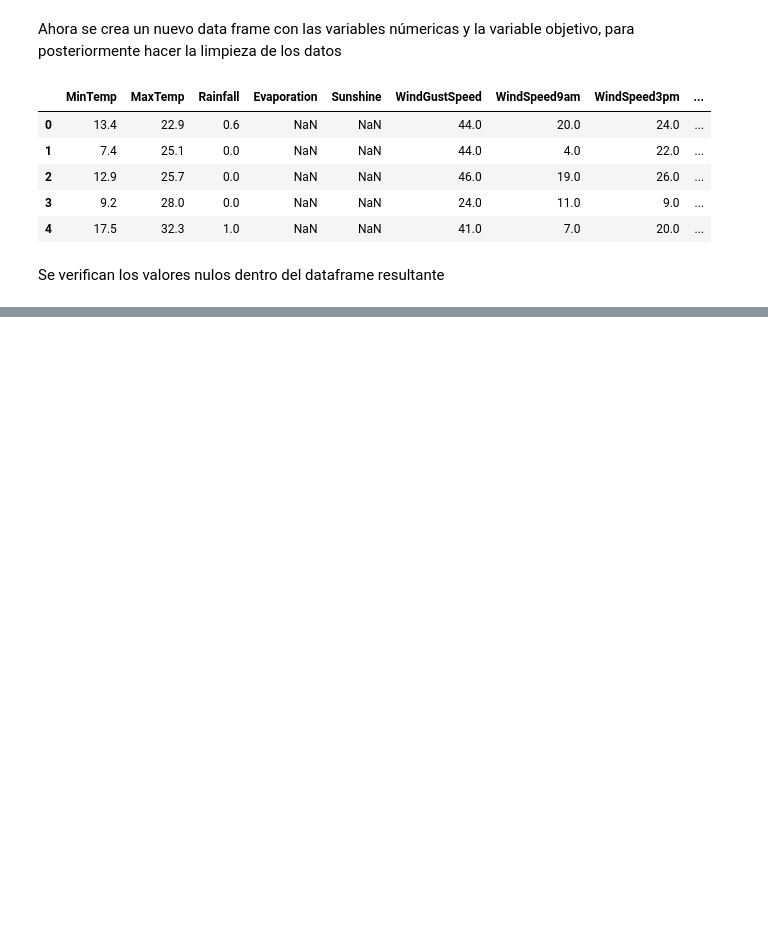
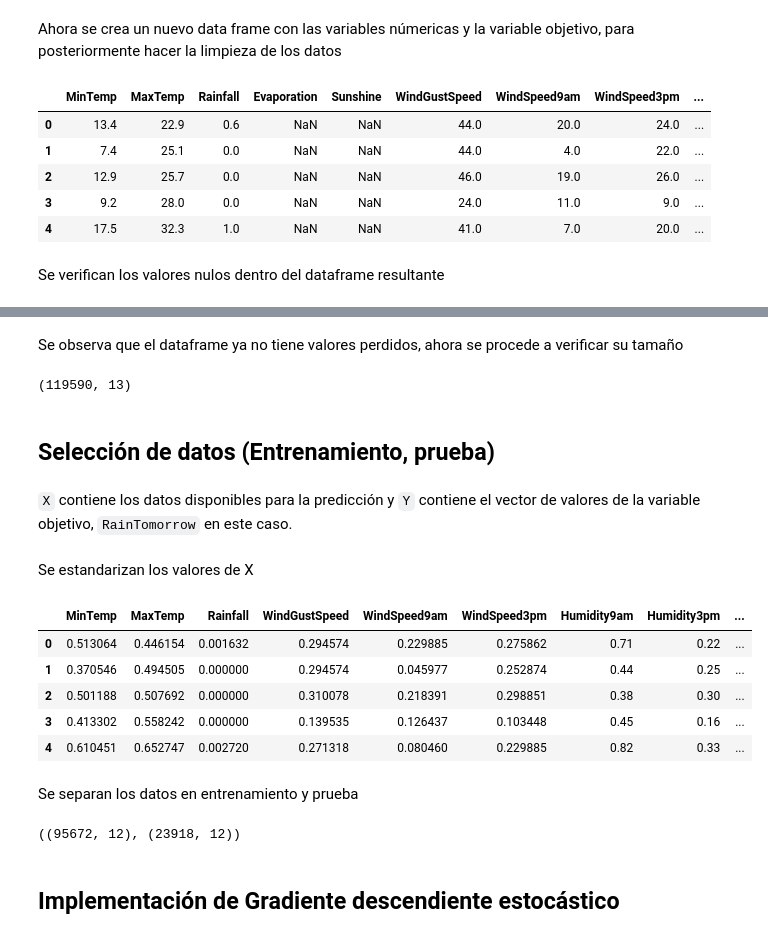
Before and after one commit to andresenrique08/ML_2020, a Jupyter notebook: Reto 2/Bono2_ML_v1.ipynb, the cells around one changed output, grey strips where cells are left out. Saved outputs shown, nothing was run; the diff lists cells and outputs as text; code cells hidden in the pictures; blank space fills up the shorter version.

```diff
--- a/Reto 2/Bono2_ML_v1.ipynb
+++ b/Reto 2/Bono2_ML_v1.ipynb
@@ -107,0 +137,3 @@ missing_values_table(data[data_num])
+# %%
+data_main=data_main.dropna(how="any")
+missing_values_table(data_main)
@@ -107,0 +155,37 @@ missing_values_table(data[data_num])
+# %% [markdown]
+Se observa que el dataframe ya no tiene valores perdidos, ahora se procede a verificar su tamaño
+# %%
+data_main.shape
+# %% [output]
+(119590, 13)
+# %% [markdown]
+## Selección de datos (Entrenamiento, prueba)
+# %% [markdown]
+`X` contiene los datos disponibles para la predicción y `Y` contiene el vector de valores de la variable objetivo, `RainTomorrow` en este caso.
+# %%
+X = data_main.drop(['RainTomorrow'], axis=1)
+Y = data_main['RainTomorrow']
+# %% [markdown]
+Se estandarizan los valores de X
+# %%
+# Se usa el minmaxscaler
+scaler = MinMaxScaler()
+X = pd.DataFrame(scaler.fit_transform(X), columns = X.columns)
+X.head()
+# %% [output]
+|  | MinTemp | MaxTemp | Rainfall | WindGustSpeed | WindSpeed9am | WindSpeed3pm | Humidity9am | Humidity3pm | ... |
+| 0 | 0.513064 | 0.446154 | 0.001632 | 0.294574 | 0.229885 | 0.275862 | 0.71 | 0.22 | ... |
+| 1 | 0.370546 | 0.494505 | 0.000000 | 0.294574 | 0.045977 | 0.252874 | 0.44 | 0.25 | ... |
+| 2 | 0.501188 | 0.507692 | 0.000000 | 0.310078 | 0.218391 | 0.298851 | 0.38 | 0.30 | ... |
+| 3 | 0.413302 | 0.558242 | 0.000000 | 0.139535 | 0.126437 | 0.103448 | 0.45 | 0.16 | ... |
+| 4 | 0.610451 | 0.652747 | 0.002720 | 0.271318 | 0.080460 | 0.229885 | 0.82 | 0.33 | ... |
+# %% [markdown]
+Se separan los datos en entrenamiento y prueba
+# %%
+X_train, X_test, y_train, y_test = train_test_split(X, Y, test_size = 0.2, random_state = 0)
+# Comparación de tamaños
+X_train.shape, X_test.shape
+# %% [output]
+((95672, 12), (23918, 12))
+# %% [markdown]
+## Implementación de Gradiente descendiente estocástico
```
Also changed, not shown: parts of 19 cells of this notebook.
